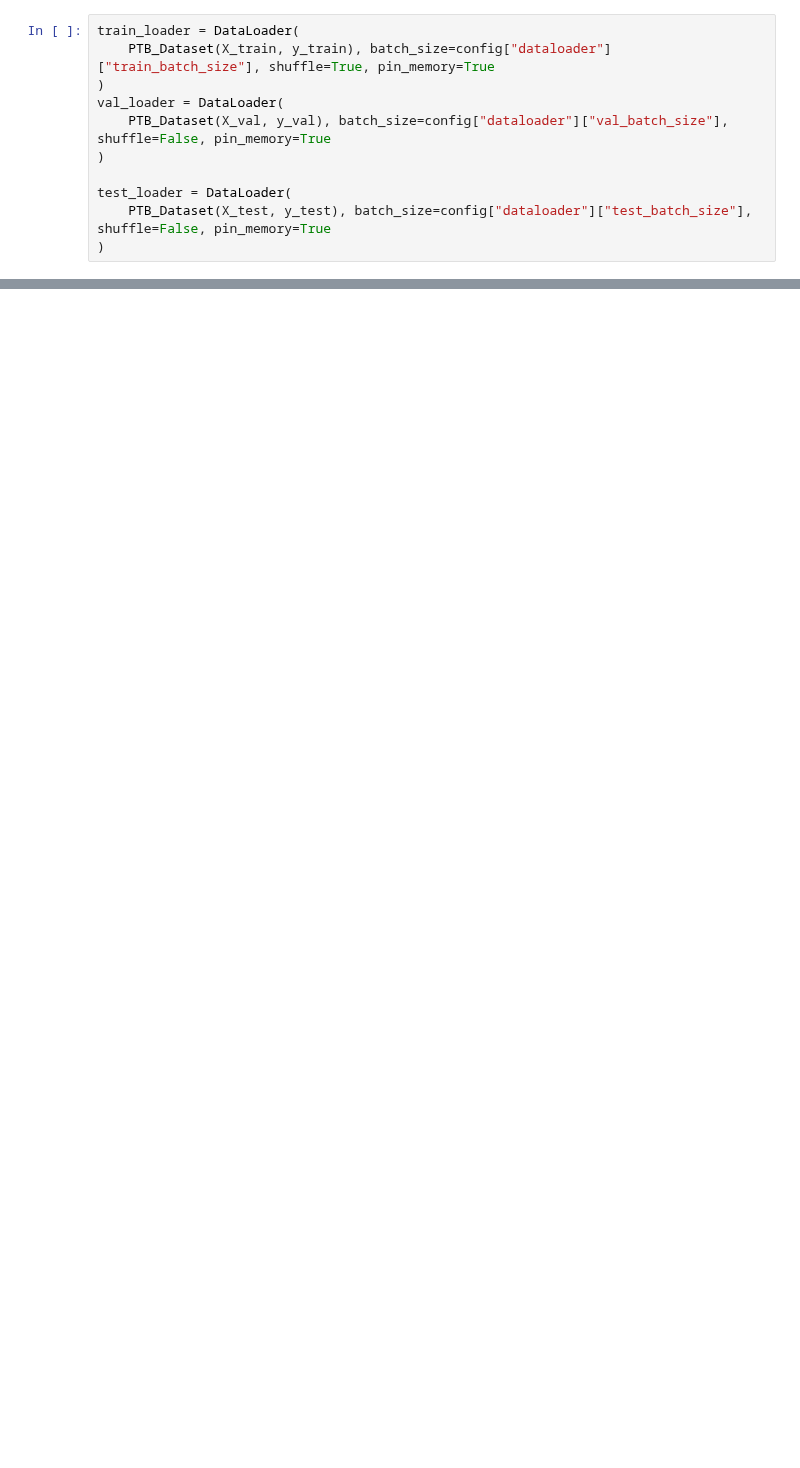
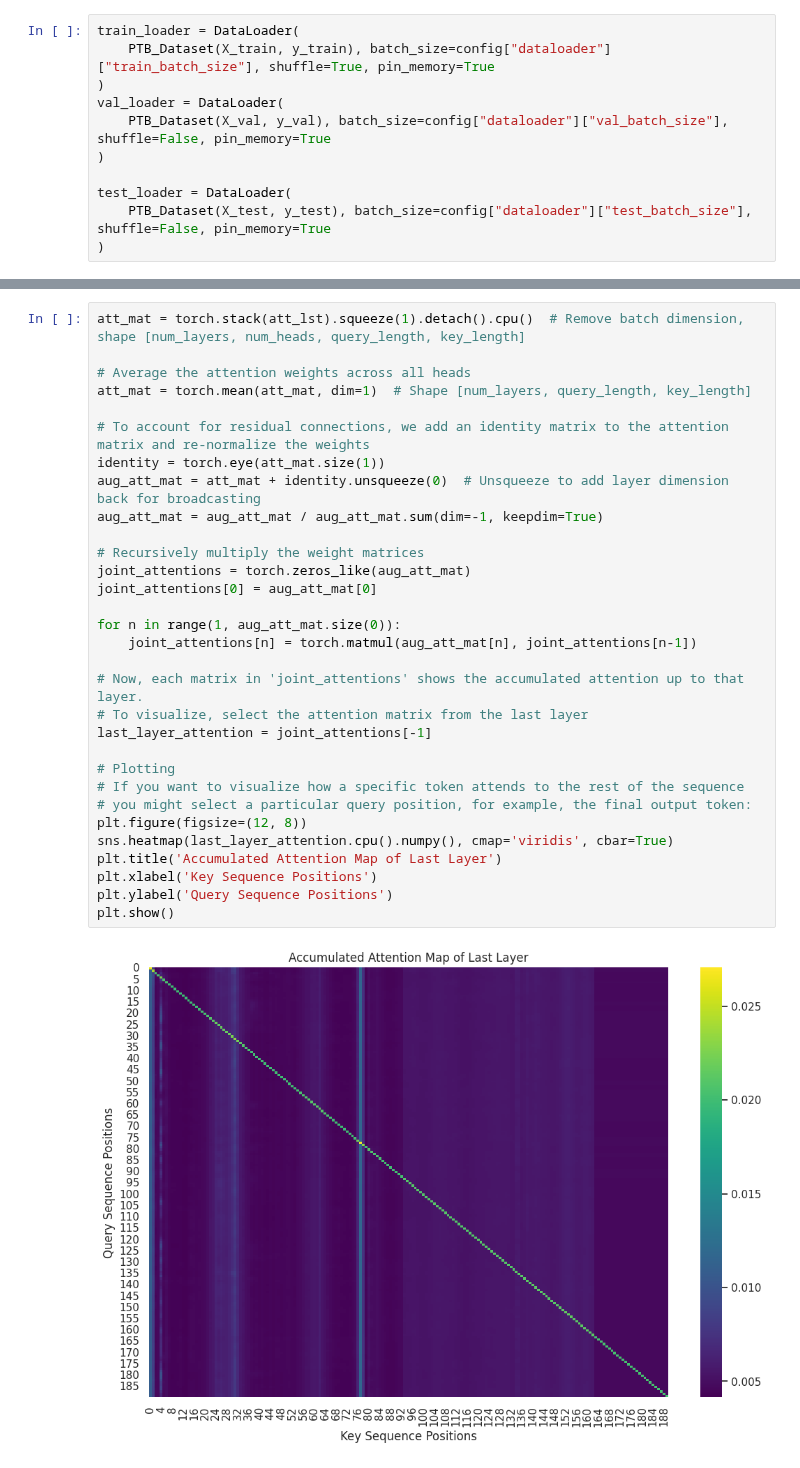
Before and after one commit to JHSchlegel/ML4Healthcare, a Jupyter notebook: project2/transformer/transformer.ipynb, the cells around one changed output, grey strips where cells are left out. Drawn from its saved outputs; the diff is of its cells as text; blank space fills up the shorter version.

```diff
--- a/project2/transformer/transformer.ipynb
+++ b/project2/transformer/transformer.ipynb
@@ -606,0 +418,33 @@ EarlyStopping: current epoch 8 no improvement for metric, best metric = 0.8806 i
+# %%
+att_mat = torch.stack(att_lst).squeeze(1).detach().cpu()  # Remove batch dimension, shape [num_layers, num_heads, query_length, key_length]
+
+# Average the attention weights across all heads
+att_mat = torch.mean(att_mat, dim=1)  # Shape [num_layers, query_length, key_length]
+
+# To account for residual connections, we add an identity matrix to the attention matrix and re-normalize the weights
+identity = torch.eye(att_mat.size(1))
+aug_att_mat = att_mat + identity.unsqueeze(0)  # Unsqueeze to add layer dimension back for broadcasting
+aug_att_mat = aug_att_mat / aug_att_mat.sum(dim=-1, keepdim=True)
+
+# Recursively multiply the weight matrices
+joint_attentions = torch.zeros_like(aug_att_mat)
+joint_attentions[0] = aug_att_mat[0]
+
+for n in range(1, aug_att_mat.size(0)):
+    joint_attentions[n] = torch.matmul(aug_att_mat[n], joint_attentions[n-1])
+
+# Now, each matrix in 'joint_attentions' shows the accumulated attention up to that layer.
+# To visualize, select the attention matrix from the last layer
+last_layer_attention = joint_attentions[-1]
+
+# Plotting
+# If you want to visualize how a specific token attends to the rest of the sequence
+# you might select a particular query position, for example, the final output token:
+plt.figure(figsize=(12, 8))
+sns.heatmap(last_layer_attention.cpu().numpy(), cmap='viridis', cbar=True)
+plt.title('Accumulated Attention Map of Last Layer')
+plt.xlabel('Key Sequence Positions')
+plt.ylabel('Query Sequence Positions')
+plt.show()
+# %% [output]
+[figure, added]
```
Also changed, not shown: parts of 50 cells of this notebook.
